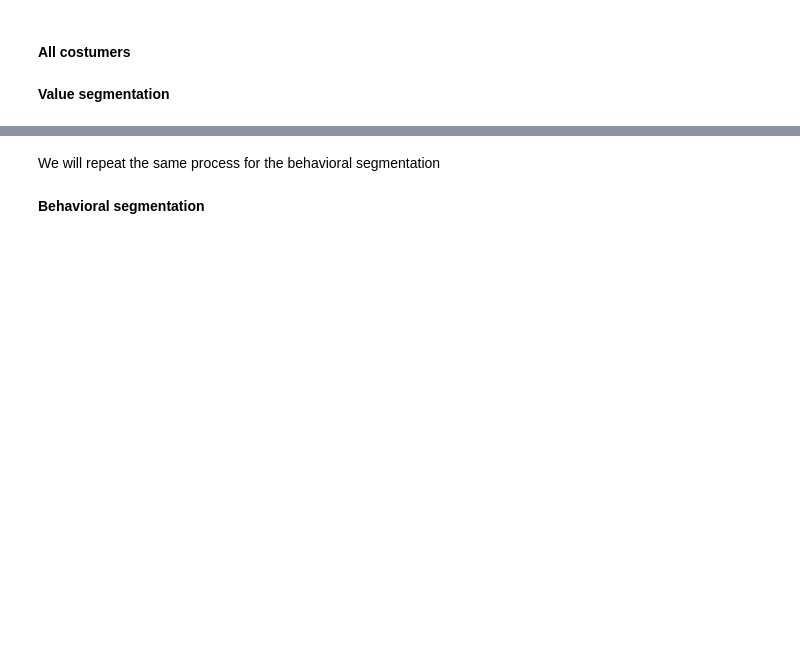
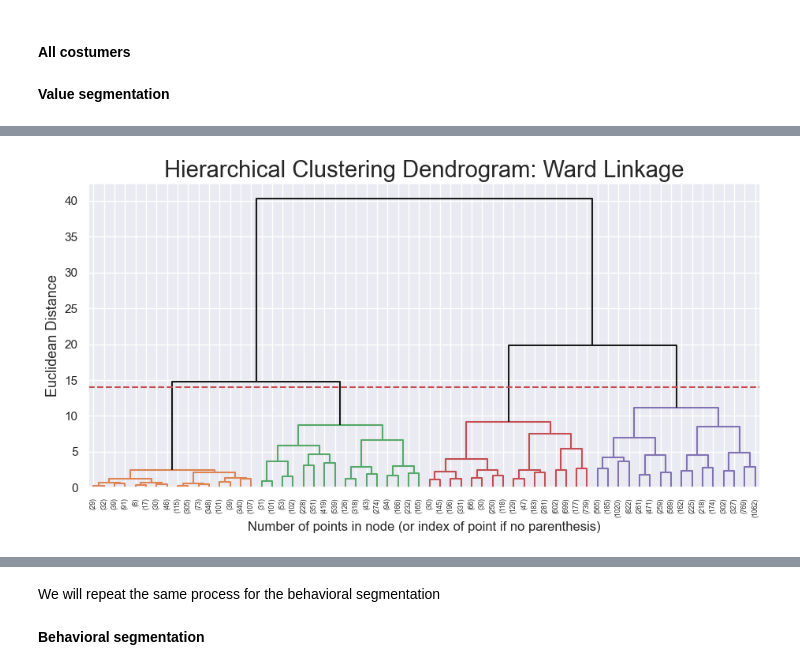
Before and after one commit to barbara-sousa-franco/Data-Mining-Project, a Jupyter notebook: Group24_Clustering_Code.ipynb, the cells around one changed output, grey strips where cells are left out. Saved outputs shown, nothing was run; the diff lists cells and outputs as text; code cells hidden in the pictures; blank space fills up the shorter version.

```diff
--- a/Group24_Clustering_Code.ipynb
+++ b/Group24_Clustering_Code.ipynb
@@ -1088,7 +1092,7 @@ def plot_dendogram(linkage_matrix, y_threshold, distance):
     sns.set()
     fig = plt.figure(figsize=(11,5))
 
-    y_threshold = 100
+
     dendrogram(linkage_matrix, truncate_mode='level', p=5, color_threshold=y_threshold, above_threshold_color='k')
         # You can play with 'truncate_mode' and 'p' define what level the dendrogram shows
         # above_threshold_color='k' forces black color for the lines above the threshold)
@@ -1131,6 +1120,8 @@ plot_r2_hc_methods(datasets)
 # %%
 # with the best distance and method we will plot the dendrogram and choose the number of clusters
 linkage_matrix= linkage(df_all[value_segmentation], method="ward")
-plot_dendogram(linkage_matrix, y_threshold=100, distance="euclidean")
+plot_dendogram(linkage_matrix, y_threshold=14, distance="euclidean")
+# %% [output]
+[figure, added]
 # %%
 ## create here the final hierarchical clustering model
```
Also changed, not shown: parts of 36 cells of this notebook.
